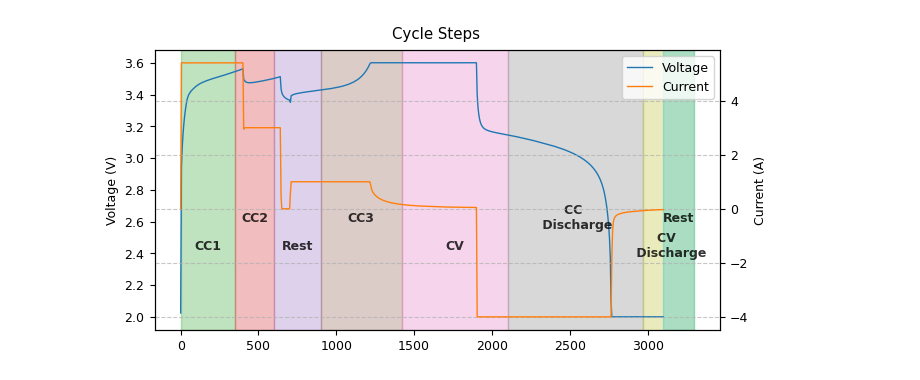
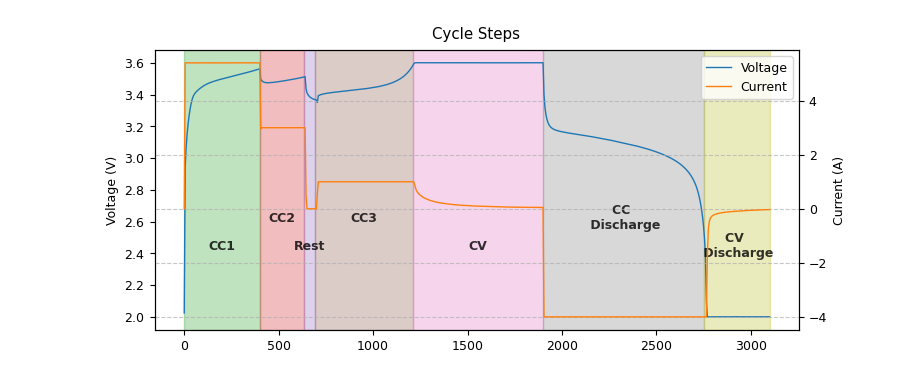
Before and after one commit to gabriel-buzzi/battery-soh-rul-modeling, a Jupyter notebook: notebooks/data_analysis/20250725-gbs-cycle-signals.ipynb, the cells around one changed output. Drawn from its saved outputs; the diff is of its cells as text; code cells hidden in the pictures.

Commit message:
Regenerate some figures and resize them in the paper

```diff
--- a/notebooks/data_analysis/20250725-gbs-cycle-signals.ipynb
+++ b/notebooks/data_analysis/20250725-gbs-cycle-signals.ipynb
@@ -299,14 +299,14 @@ def plot_charge_steps(
     (l2, ) = ax2.plot(new_t, new_I, label='Current', color='#ff7f0e')
 
     span_regions = [
-        (0, 347, 'CC1'),
-        (348, 601, 'CC2'),
-        (602, 900, 'Rest'),
-        (901, 1420, 'CC3'),
-        (1421, 2100, 'CV'),
-        (2101, 2970, 'CC \n Discharge'),
-        (2971, 3300, 'CV \n Discharge'),
-        (3301, new_t[-1], 'Rest'),
+        (0, 400, 'CC1'),
+        (400, 635, 'CC2'),
+        (635, 690, 'Rest'),
+        (690, 1210, 'CC3'),
+        (1210, 1900, 'CV'),
+        (1900, 2750, 'CC \n Discharge'),
+        (2750, new_t[-1], 'CV \n Discharge'),
+        #(3301, new_t[-1], 'Rest'),
     ]
 
     ymin, ymax = ax1.get_ylim()
@@ -320,35 +320,35 @@ def plot_charge_steps(
         # Alternate y position: even -> lower, odd -> upper
         if i % 2 == 0:
             y_pos = ymin + 0.3 * y_range  # Lower position
         else:
             y_pos = ymin + 0.4 * y_range  # Higher position
 
         ax1.text(
             x_pos, y_pos, label,
             ha='center', va='center',
             fontsize=9, fontweight='bold',
             color='black', alpha=0.8
         )
 
     ax1.set_ylabel('Voltage (V)')
     ax2.set_ylabel('Current (A)')
     ax2.grid(True, linestyle='--', alpha=0.7)
     ax2.set_xlabel('Time (s)')
     fig.suptitle('Cycle Steps')
     plt.legend(handles=[l1, l2], loc='upper right')
     if save_path is not None:
-        plt.savefig(save_path, dpi=300)
+        plt.savefig(save_path, dpi=500)
     plt.show()
 
 plot_charge_steps(
     cycles_data,
     save_path=(
         figures_folder / 'charge_steps.png'
         if SAVE_FIGURES else None
     )
 )
 # %% [output]
-[figure, old version]
+[figure, new version]
 # %%
 def plot_voltage_median(
     data: pd.DataFrame,
```
Also changed, not shown: parts of 6 cells of this notebook, 37 other files.
